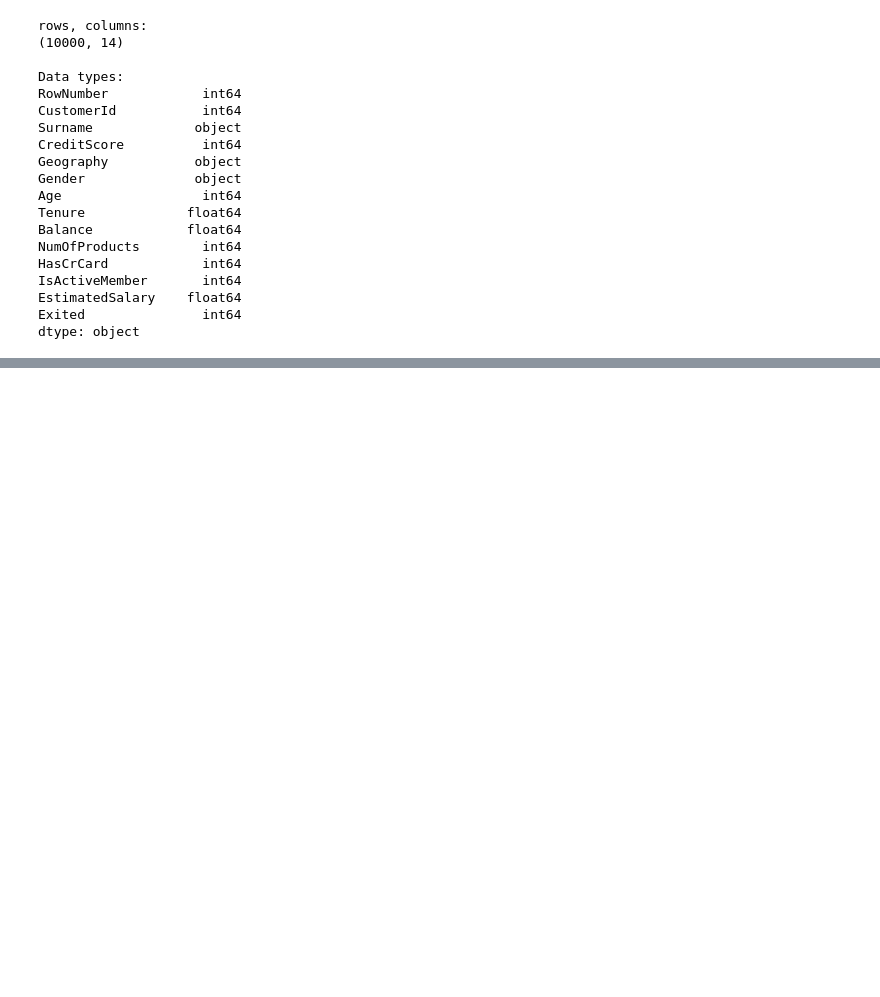
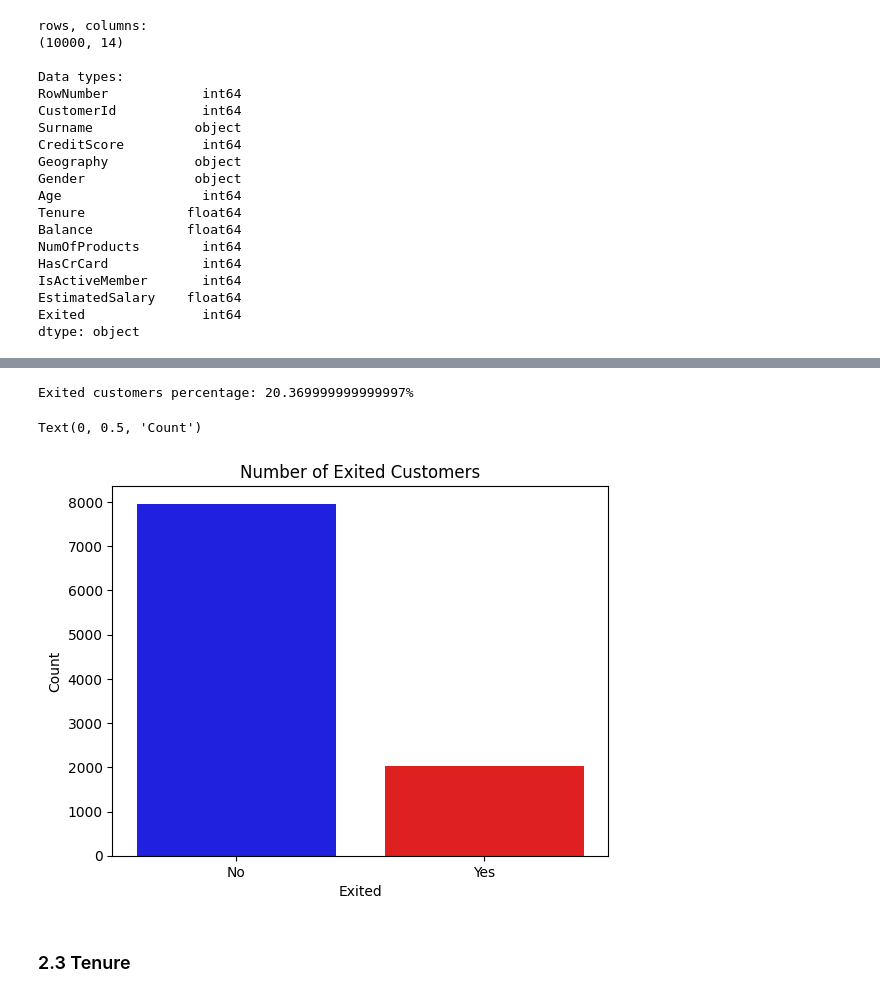
Before and after one commit to Vyncent-vdW/sprint_eight_supervised_learning, a Jupyter notebook: sprint_eight_supervised_learning_nb.ipynb, the cells around one changed output, grey strips where cells are left out. Drawn from its saved outputs; the diff is of its cells as text; code cells hidden in the pictures; blank space fills up the shorter version.

```diff
--- a/sprint_eight_supervised_learning_nb.ipynb
+++ b/sprint_eight_supervised_learning_nb.ipynb
@@ -50,0 +79,9 @@ dtype: object
+# %%
+df.columns = df.columns.str.lower()
+df = df.rename(columns={'customerid': 'customer_id',
+                        'creditscore': 'credit_score',
+                        'numofproducts': 'num_of_products',
+                        'hascrcard': 'has_credit_card',
+                        'isactivemember': 'is_active_member',
+                        'estimatedsalary': 'estimated_salary'})
+display(df.head())
@@ -50,0 +95,2 @@ dtype: object
+# %%
+df = df.drop('rownumber', axis= 1)
@@ -50,0 +122,4 @@ dtype: object
+# %%
+#df.tenure = df.tenure.fillna(df.tenure.median())
+df.tenure = df.tenure.interpolate(method='linear', limit_direction='both')
+print(f'NaNs:\n{df.isna().sum()}\n')
@@ -50,0 +159,2 @@ dtype: object
+# %%
+df.tenure = df.tenure.astype('int64')
@@ -50,0 +205,26 @@ dtype: object
+# %%
+exited_customers = (df.exited == 1).sum()/df.shape[0]*100
+print(f'Exited customers percentage: {exited_customers}%')
+# %% [output]
+Exited customers percentage: 20.369999999999997%
+# %%
+# Create the counts DataFrame
+counts = df['exited'].value_counts().reset_index()
+counts.columns = ['exited', 'count']
+counts['exited'] = counts['exited'].replace({0: 'No', 1: 'Yes'})
+
+# Plot the counts
+sns.barplot(x= 'exited',
+            y= 'count',
+            data= counts,
+            palette= {'No': 'blue', 'Yes': 'red'},
+            hue= 'exited')
+
+plt.title('Number of Exited Customers')
+plt.xlabel('Exited')
+plt.ylabel('Count')
+# %% [output]
+Text(0, 0.5, 'Count')
+[figure, added]
+# %% [markdown]
+### 2.3 Tenure
```
Also changed, not shown: parts of 44 cells of this notebook.
